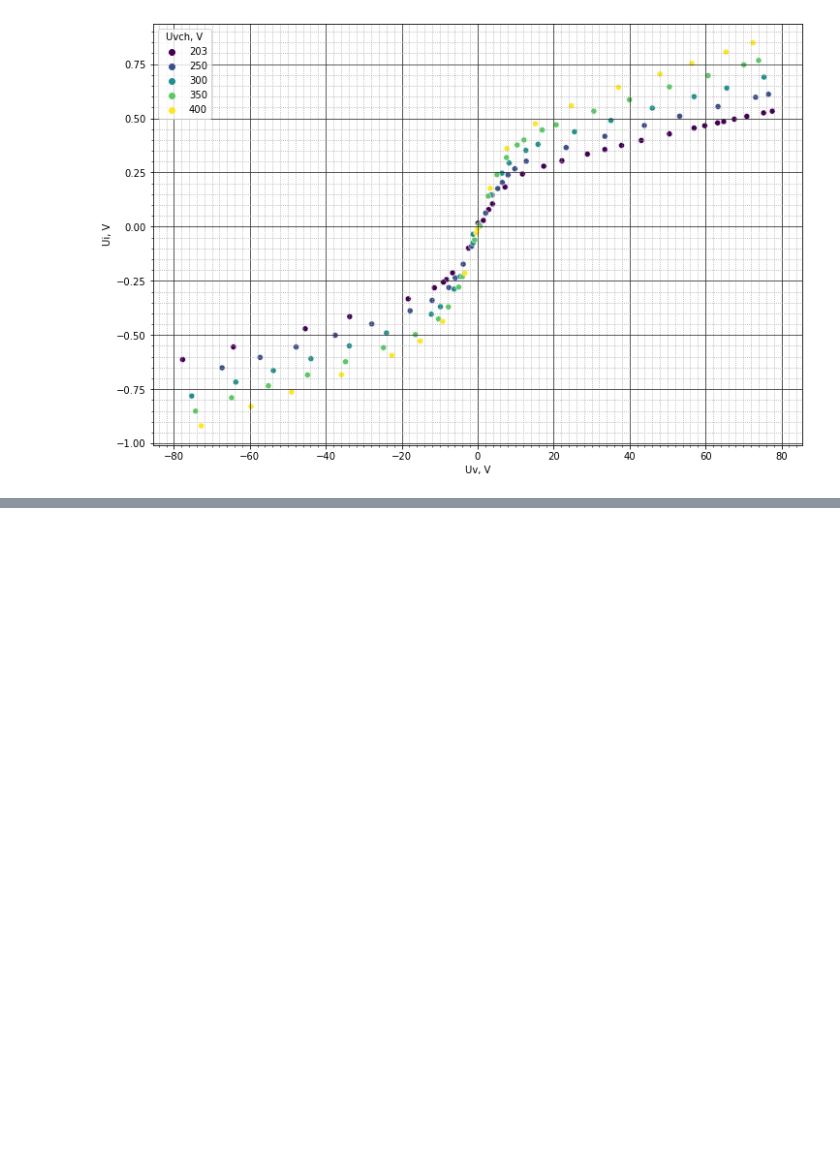
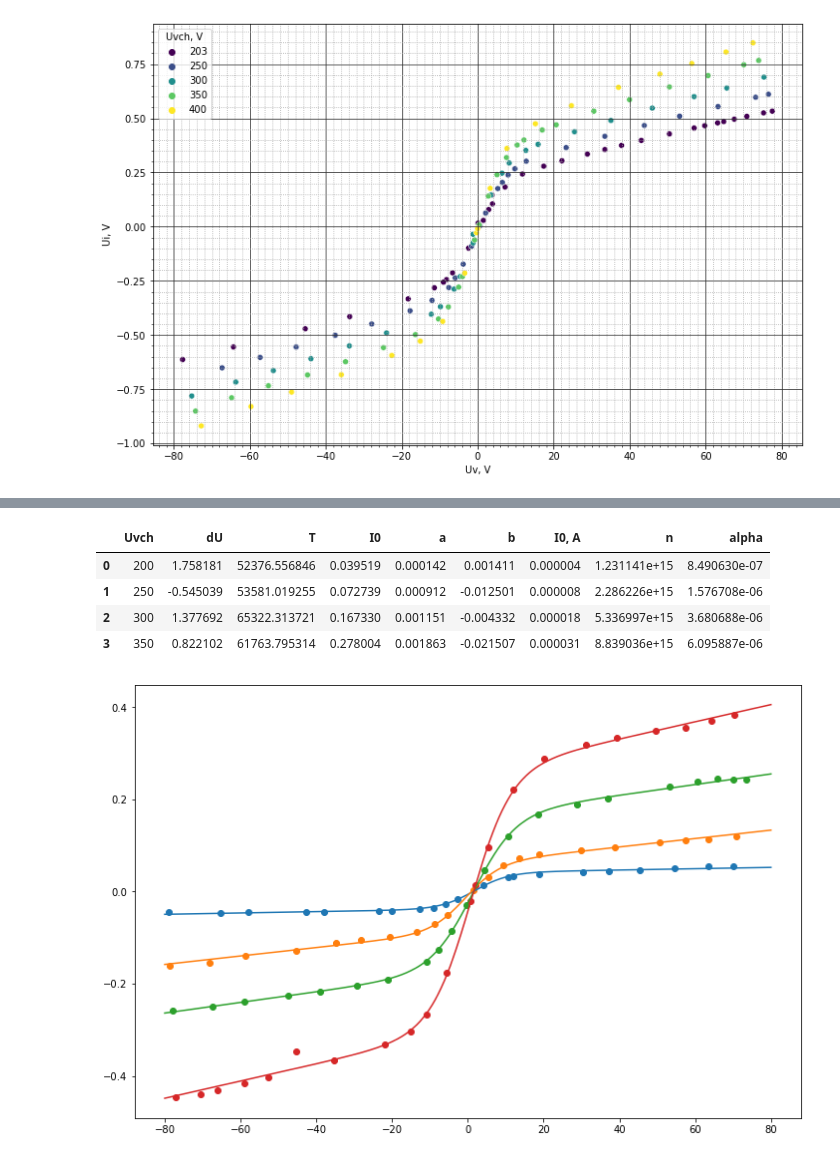
Before and after one commit to Redencon/Lapki, a Jupyter notebook: DZ.ipynb, the cells around one changed output, grey strips where cells are left out. Cells and saved outputs as stored; diff of their text form; code cells hidden in the pictures; blank space fills up the shorter version.

```diff
--- a/DZ.ipynb
+++ b/DZ.ipynb
@@ -178,2 +214,61 @@ def hehehe(data, p0):
+# %%
+# dU, T, I0, a, b
+p0 = {
+    200: [0, 6e4, 2.2e-1 , 0, 0],
+    250: [0, 10e4, 7e-2, 1e-3, -1e-2],
+    300: [0, 6e4, 0.15, 1e-3, -1e-2],
+    350: [0, 6e4, 0.27, 2e-3, -1e-2],
+}
+
+def funcer(params):
+    def f(U, T):
+        return T*U
+    return f
+
+
+def hehehe2(data, p0, cols = columns):
+    plt.figure(figsize=(12, 8))
+    popt = []
+    pcov = []
+    for Uvch in p0:
+        popti, pcovi = curve_fit(lambda U, T: U*T, data[data['Uvch, V'] == Uvch]['Uv, V'], data[data['Uvch, V'] == Uvch]['Ui, V'], maxfev=5000**2, p0=(1e-3))
+        popt.append([Uvch] + list(popti))
+        pcov.append([Uvch] + list(np.sqrt(pcovi.diagonal())))
+        xs = np.linspace(-80, 80, 400)
+        ys = xs * popti[-1]
+        plt.plot(xs, ys)
+        plt.scatter(data[data['Uvch, V'] == Uvch]['Uv, V'], data[data['Uvch, V'] == Uvch]['Ui, V'])
+        plt.scatter(data[data['Uvch, V'] == Uvch]['Uv, V'], funcer(p0[Uvch][1:])(data[data['Uvch, V'] == Uvch]['Uv, V'], *popti), color='black')
+    popts = pd.DataFrame(popt, columns=cols)
+    pcovs = pd.DataFrame(pcov, columns=cols)
+    return popts, pcovs
+
+def f_ez(U, T, I0, a, b):
+    return I0 * np.tanh(1.6e-19*(U)/(2*1.38e-23*T)) + a*U + b
+
+popts2, pcovs2 =  hehehe(data2, p0)
+
+# popts1, pcovs1 = hehehe(data, p0=(5e-1, 4e4, 0.2, 4e-3, 1e-2))
+
+# popts2
+
+# plt.figure(figsize=(12, 8))
+# popt, pcov = curve_fit(f, data2[data2['Uvch, V'] == 200]['Uv, V'], data2[data2['Uvch, V'] == 200]['Ui, V'], p0=(0.6, 1e5, 5e-2, -2e-5, -3e-4), maxfev=10**8)
+# for i in [1e3, 5e3, 1e4, 6e4, 1e5, 1e6, 6e6, 6e5]:
+#     xs = np.linspace(-80, 80, 500)
+#     ys = f(xs, *[0, i, 1e-2, 1e-4, 0])
+#     plt.plot(xs, ys)
+# plt.scatter(data2[data2['Uvch, V'] == 200]['Uv, V'], data2[data2['Uvch, V'] == 200]['Ui, V'])
+popts2['I0, A'] = popts2['I0'] / 9.1e3
+popts2['n'] = 6.02e22 * popts2['I0, A'] / np.sqrt(popts['T'])
+popts2['alpha'] = popts2['n']/1.45e21
+popts2
+# %% [output]
+|  | Uvch | dU | T | I0 | a | b | I0, A | n | alpha |
+| 0 | 200 | 1.758181 | 52376.556846 | 0.039519 | 0.000142 | 0.001411 | 0.000004 | 1.231141e+15 | 8.490630e-07 |
+| 1 | 250 | -0.545039 | 53581.019255 | 0.072739 | 0.000912 | -0.012501 | 0.000008 | 2.286226e+15 | 1.576708e-06 |
+| 2 | 300 | 1.377692 | 65322.313721 | 0.167330 | 0.001151 | -0.004332 | 0.000018 | 5.336997e+15 | 3.680688e-06 |
+| 3 | 350 | 0.822102 | 61763.795314 | 0.278004 | 0.001863 | -0.021507 | 0.000031 | 8.839036e+15 | 6.095887e-06 |
+[figure, added]
 # %%
 plt.figure(figsize=(12, 8))
```
Also changed, not shown: parts of 8 cells of this notebook.
